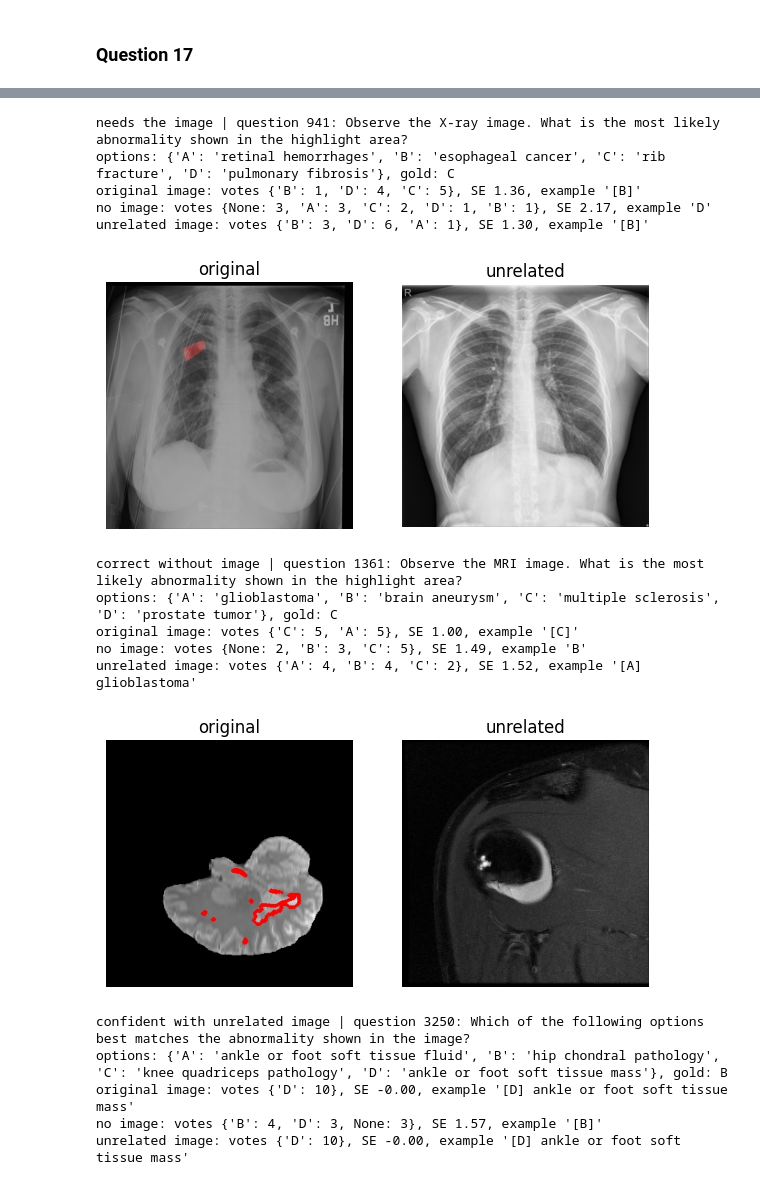
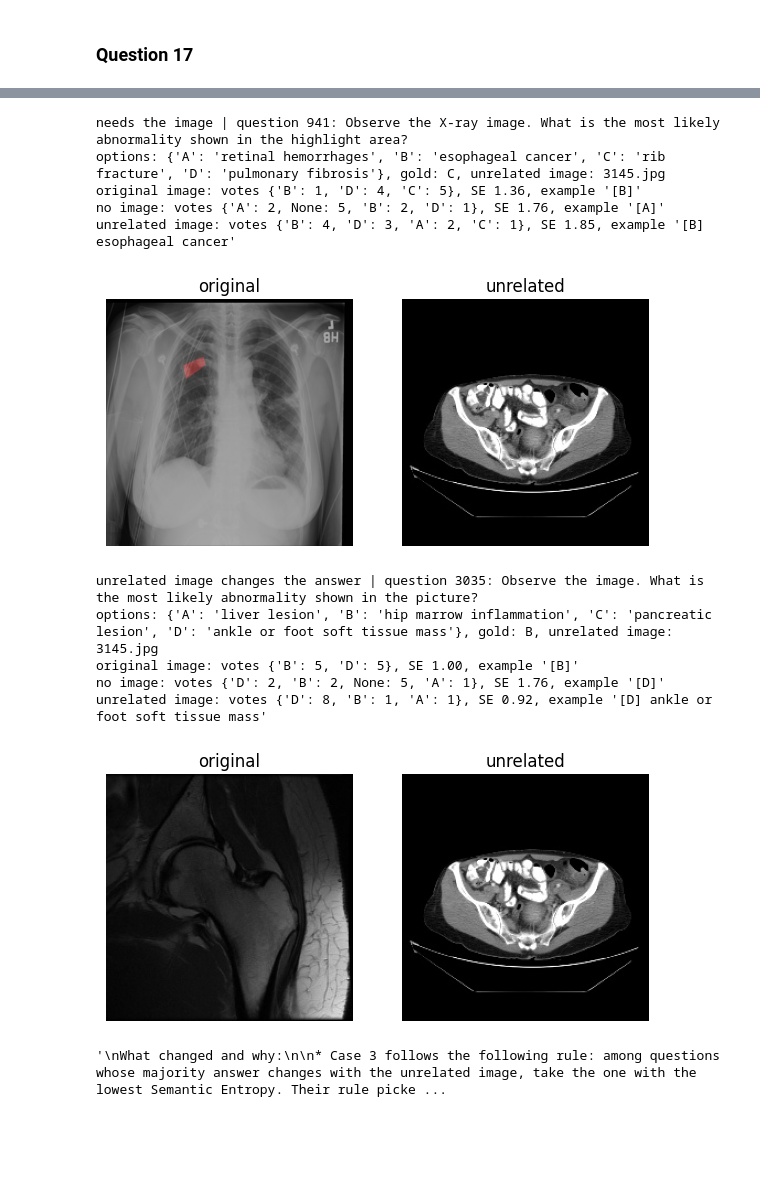
Before and after one commit to GeorgiosMavrakis/introduction-to-github, a Jupyter notebook: Copy_of_[MAM11A_2026]_V&L_Practicum_Uncertainty_Final.ipynb, the cells around one changed output, grey strips where cells are left out. Cells and saved outputs as stored; diff of their text form; code cells hidden in the pictures; blank space fills up the shorter version.

```diff
--- a/Copy_of_[MAM11A_2026]_V&L_Practicum_Uncertainty_Final.ipynb
+++ b/Copy_of_[MAM11A_2026]_V&L_Practicum_Uncertainty_Final.ipynb
@@ -2128,11 +2159,11 @@ def shuffled(k):
         return new, load_image(row["image_path"]), {LETTERS[i]: orig for i, orig in enumerate(p)}
     return make
 
-torch.manual_seed(0)
-q16 = {"original": run(original), "original (re-run)": run(original)}
+q16 = {"original": run(original, "q16_qwen2-vl-2b_responses_perm0", 0),
+       "original (re-run)": run(original, "q16_qwen2-vl-2b_responses_perm0_rerun", 100)}
 
 for k in range(3):
-    q16[f"permutation {k+1}"] = run(shuffled(k))
+    q16[f"permutation {k+1}"] = run(shuffled(k), f"q16_qwen2-vl-2b_responses_perm{k+1}", k + 1)
 summarize(q16)
 
 maj = {name: majority(d) for name, d in q16.items()}
@@ -2150,5 +2181,5 @@ if ex is not None:
     for name, d in q16.items():
         order = "ABCDE"[:row["num_options"]] if name.startswith("original") else "".join(perms[ex][int(name[-1]) - 1])
         group = d[d["index"] == ex]
-        print(f"{name} (shown order {order}): votes {dict(Counter(group['parsed_response']))} | e.g. {group['response'].iloc[0]!r}")
+        print(f"{name} (shown order {order}): votes by content {dict(Counter(row['options'].get(a, a) for a in group['parsed_response']))} | e.g. {group['response'].iloc[0]!r}")
 # %% [output]
@@ -2174,18 +2205,24 @@ permutation 3 (shown order CDAB): votes {'A': 2, 'B': 2, 'D': 3, 'C': 3} | e.g.
 ### Question 17
 # %%
 unrelated = {}
+norm = lambda s: str(s).lower().strip().rstrip(".")
+dept = questions["department"].fillna("none")
 
 for _, row in subset.iterrows():
-    pool = questions[(questions["modality"] == row["modality"]) & (questions["category"] != row["category"])]
+    # different modality, different department, donor label not among the options
+    opts = {norm(o) for o in row["options"].values()}
+    pool = questions[(questions["modality"] != row["modality"]) & (dept != dept[row.name])
+                     & ~questions["category"].map(norm).isin(opts)]
     unrelated[row["index"]] = pool.sample(1, random_state=int(row["index"]))["image_path"].iloc[0]
 
 same = lambda row: {L: L for L in row["options"]}
-torch.manual_seed(1)
 
 q17 = {"original image": q16["original"],
-       "no image": run(lambda row: (row, None, same(row))),
-       "unrelated image": run(lambda row: (row, load_image(unrelated[row["index"]]), same(row)))}
+       "no image": run(lambda row: (row, None, same(row)), "q17_qwen2-vl-2b_responses_noimage", 4),
+       "unrelated image": run(lambda row: (row, load_image(unrelated[row["index"]]), same(row)),
+                              "q17_qwen2-vl-2b_responses_unrelated", 5)}
 summarize(q17)
+print(f"chance level (mean 1/number of options): {(1 / subset['num_options']).mean():.3f}")
 
 maj17 = {name: majority(d) for name, d in q17.items()}
 gold = q17["original image"].groupby("index")["gold_label"].first()
@@ -2194,9 +2231,11 @@ gran = q17["original image"].groupby("index")["perceptual granularity"].first()
 for name in ["no image", "unrelated image"]:
     print(f"{name}: same majority answer as with the original image on {(maj17[name] == maj17['original image']).mean():.2f}")
 
+se = {name: pd.Series(compute_semantic_entropy_uncertainty(d)[0], index=sorted(d["index"].unique())) for name, d in q17.items()}
 acc = pd.DataFrame({name: (m == gold).groupby(gran).mean() for name, m in maj17.items()})
+acc = acc.join(pd.DataFrame({f"SE {name}": s.groupby(gran).mean() for name, s in se.items()}))
 acc["n"] = gran.value_counts()
 
-print("\naccuracy by perceptual granularity:")
+print("\naccuracy and mean SE by perceptual granularity:")
 print(acc.round(2).to_string())
 # %% [output]
@@ -2217,41 +2263,41 @@ Mask level                        0.25      0.00             0.38   8
 # %%
 correct = {name: maj17[name] == gold for name in q17}
 
 se = {name: pd.Series(compute_semantic_entropy_uncertainty(d)[0], index=sorted(d["index"].unique())) for name, d in q17.items()}
 
 case_1 = next((i for i in gold.index if correct["original image"][i] and not correct["no image"][i] and not correct["unrelated image"][i]), None)
 case_2 = next((i for i in gold.index if correct["no image"][i]), None)
-case_3 = se["unrelated image"][~correct["unrelated image"]].idxmin()
+changed = se["unrelated image"][maj17["unrelated image"] != maj17["original image"]]
+case_3 = changed.idxmin() if len(changed) else None  # lowest SE among answers changed by the unrelated image
 
 meta = subset.set_index("index")
-for label, i in [("needs the image", case_1), ("correct without image", case_2), ("confident with unrelated image", case_3)]:
+for label, i in [("needs the image", case_1), ("correct without image", case_2), ("unrelated image changes the answer", case_3)]:
+    if i is None:
+        continue
     row = meta.loc[i]
-    print(f"\n{label} | question {i}: {row['question']} \noptions: {row['options']}, gold: {row['answer']}")
+    print(f"\n{label} | question {i}: {row['question']} \noptions: {row['options']}, gold: {row['answer']}, unrelated image: {unrelated[i]}")
 
     for name, d in q17.items():
         g = d[d["index"] == i]
         print(f"{name}: votes {dict(Counter(g['parsed_response']))}, SE {se[name][i]:.2f}, example {g['response'].iloc[0]!r}")
 
     fig, ax = plt.subplots(1, 2, figsize=(7, 3.5))
     ax[0].imshow(load_image(row["image_path"])); ax[0].set_title("original")
     ax[1].imshow(load_image(unrelated[i])); ax[1].set_title("unrelated")
     for a in ax: a.axis("off")
+    fig.savefig(f"outputs/q17_qwen2-vl-2b_case_{i}.png", dpi=200)
     plt.show()
 # %% [output]
 needs the image | question 941: Observe the X-ray image. What is the most likely abnormality shown in the highlight area?
-options: {'A': 'retinal hemorrhages', 'B': 'esophageal cancer', 'C': 'rib fracture', 'D': 'pulmonary fibrosis'}, gold: C
+options: {'A': 'retinal hemorrhages', 'B': 'esophageal cancer', 'C': 'rib fracture', 'D': 'pulmonary fibrosis'}, gold: C, unrelated image: 3145.jpg
 original image: votes {'B': 1, 'D': 4, 'C': 5}, SE 1.36, example '[B]'
-no image: votes {None: 3, 'A': 3, 'C': 2, 'D': 1, 'B': 1}, SE 2.17, example 'D'
-unrelated image: votes {'B': 3, 'D': 6, 'A': 1}, SE 1.30, example '[B]'
+no image: votes {'A': 2, None: 5, 'B': 2, 'D': 1}, SE 1.76, example '[A]'
+unrelated image: votes {'B': 4, 'D': 3, 'A': 2, 'C': 1}, SE 1.85, example '[B] esophageal cancer'
-[figure, old version]
+[figure, new version]
-correct without image | question 1361: Observe the MRI image. What is the most likely abnormality shown in the highlight area?
-options: {'A': 'glioblastoma', 'B': 'brain aneurysm', 'C': 'multiple sclerosis', 'D': 'prostate tumor'}, gold: C
-original image: votes {'C': 5, 'A': 5}, SE 1.00, example '[C]'
-no image: votes {None: 2, 'B': 3, 'C': 5}, SE 1.49, example 'B'
-unrelated image: votes {'A': 4, 'B': 4, 'C': 2}, SE 1.52, example '[A] glioblastoma'
+unrelated image changes the answer | question 3035: Observe the image. What is the most likely abnormality shown in the picture?
+options: {'A': 'liver lesion', 'B': 'hip marrow inflammation', 'C': 'pancreatic lesion', 'D': 'ankle or foot soft tissue mass'}, gold: B, unrelated image: 3145.jpg
+original image: votes {'B': 5, 'D': 5}, SE 1.00, example '[B]'
+no image: votes {'D': 2, 'B': 2, None: 5, 'A': 1}, SE 1.76, example '[D]'
+unrelated image: votes {'D': 8, 'B': 1, 'A': 1}, SE 0.92, example '[D] ankle or foot soft tissue mass'
-[figure, old version]
+[figure, new version]
-confident with unrelated image | question 3250: Which of the following options best matches the abnormality shown in the image?
-options: {'A': 'ankle or foot soft tissue fluid', 'B': 'hip chondral pathology', 'C': 'knee quadriceps pathology', 'D': 'ankle or foot soft tissue mass'}, gold: B
-original image: votes {'D': 10}, SE -0.00, example '[D] ankle or foot soft tissue mass'
-no image: votes {'B': 4, 'D': 3, None: 3}, SE 1.57, example '[B]'
-unrelated image: votes {'D': 10}, SE -0.00, example '[D] ankle or foot soft tissue mass'
+'\nWhat changed and why:\n\n* Case 3 follows the following rule: among questions whose majority answer changes with the unrelated image, take the one with the lowest Semantic Entropy. Their rule picke ...
```
Also changed, not shown: parts of 5 cells of this notebook.
